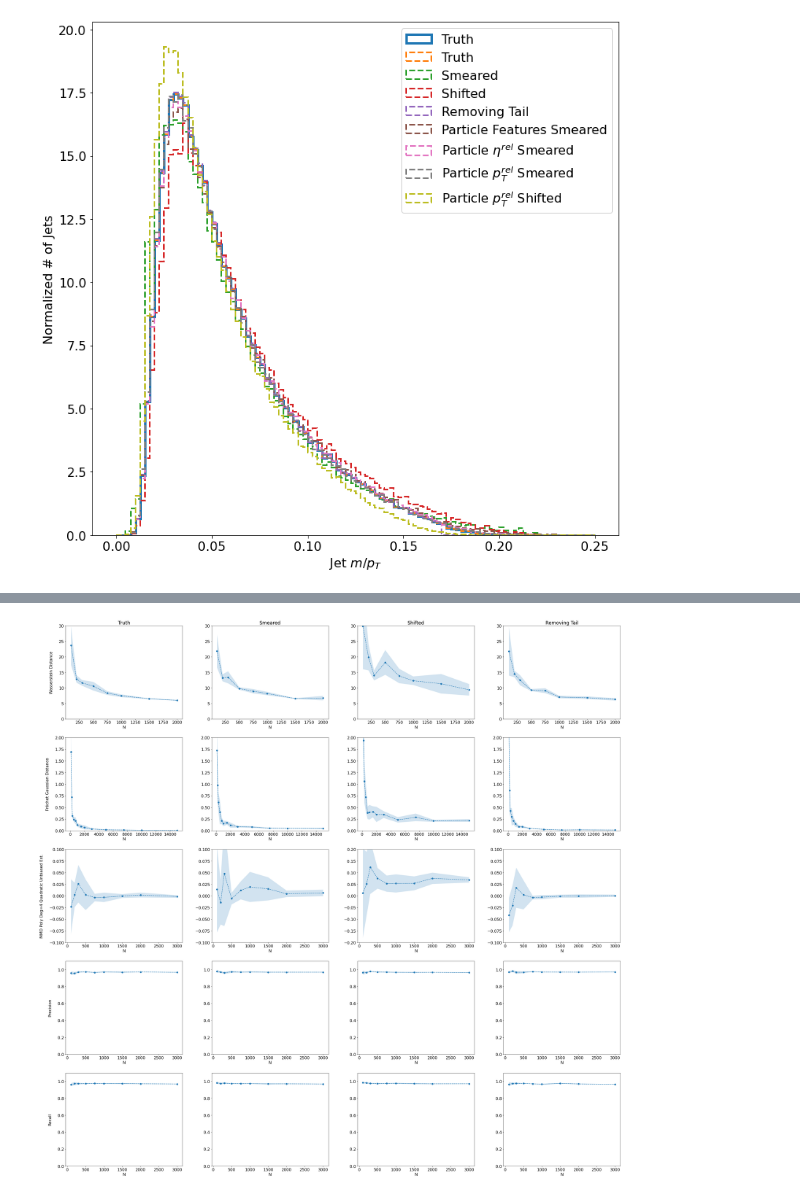
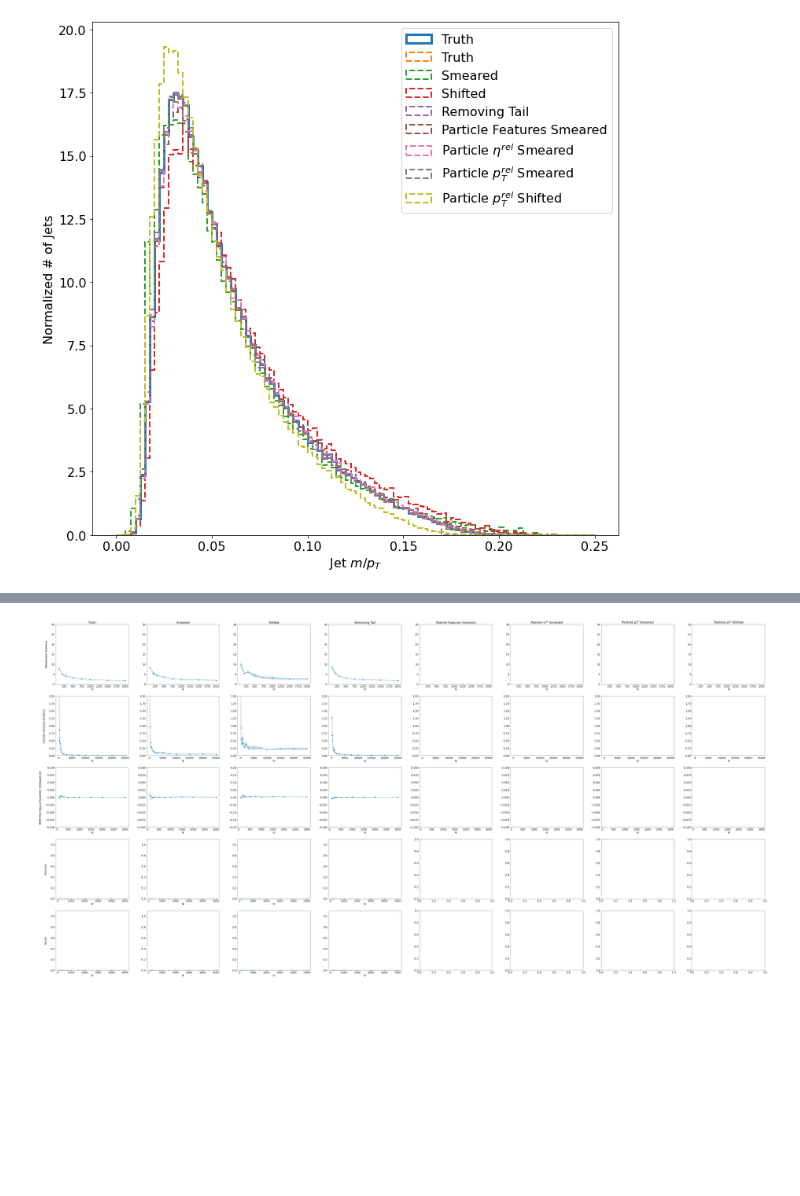
Before and after one commit to rkansal47/hep-generative-metrics, a Jupyter notebook: src/jet_tests.ipynb, the cells around one changed output, grey strips where cells are left out. Cells and saved outputs as stored; diff of their text form; code cells hidden in the pictures; blank space fills up the shorter version.

```diff
--- a/src/jet_tests.ipynb
+++ b/src/jet_tests.ipynb
@@ -176,3 +224,0 @@ _ = plt.hist(sample_efps["shifted"][:, 2], np.linspace(0, 0.1, 101), histtype="s
-# %%
-_ = plt.hist(true_acts[:, 0], np.linspace(-1, 1, 101), histtype="step")
-_ = plt.hist(sample_acts["tailcut"][:, 0], np.linspace(-1, 1, 101), histtype="step")
@@ -207,13 +251,13 @@ metrics = OrderedDict(
 if "measurements_efps" not in locals():
     measurements_efps = OrderedDict()
 
-for dkey in dists:
+for dkey in sample_efps:
     print(dkey)
     if dkey not in measurements_efps:
         measurements_efps[dkey] = OrderedDict()
 
     for mkey, (metric, metric_args, label) in metrics.items():
-        if mkey in measurements_efps[dkey]:  # not mkey.startswith("mmdu"): #
+        if mkey in measurements_efps[dkey] and not (mkey == "pr" or mkey == "fgd"): #
             continue
 
         ms = []
@@ -240,7 +288,7 @@ tailcut
 if "measurements_acts" not in locals():
     measurements_acts = OrderedDict()
 
-for dkey in dists:
+for dkey in sample_acts:
     print(dkey)
     if dkey not in measurements_acts:
         measurements_acts[dkey] = OrderedDict()
@@ -277,18 +329,18 @@ plt.rcParams.update({"font.size": 16})
 
 ylims = OrderedDict(
     [
-        ("wasserstein", ([0, 2], [0, 2], [0, 2], [0, 2])),
-        ("fgd", ([0, 0.25], [0, 0.5], [0, 1], [0, 0.25])),
-        ("mmdup4", ([-0.1, 0.1], [-0.1, 0.1], [-0.1, 0.1], [-0.1, 0.1])),
-        ("precision", ([0, 1.1], [0, 1.1], [0, 1.1], [0, 1.1])),
-        ("recall", ([0, 1.1], [0, 1.1], [0, 1.1], [0, 1.1])),
+        ("wasserstein", ([0, 2], [0, 2], [0, 2], [0, 2], [0, 2], [0, 2], [0, 2], [0, 2])),
+        ("fgd", ([0, 0.25], [0, 0.5], [0, 1], [0, 0.25], [0, 0.25], [0, 0.25], [0, 0.25], [0, 0.25])),
+        ("mmdup4", ([-0.1, 0.1], [-0.1, 0.1], [-0.1, 0.1], [-0.1, 0.1], [-0.1, 0.1], [-0.1, 0.1], [-0.1, 0.1], [-0.1, 0.1])),
+        ("precision", ([0, 1.1], [0, 1.1], [0, 1.1], [0, 1.1], [0, 1.1], [0, 1.1], [0, 1.1], [0, 1.1])),
+        ("recall", ([0, 1.1], [0, 1.1], [0, 1.1], [0, 1.1], [0, 1.1], [0, 1.1], [0, 1.1], [0, 1.1])),
     ]
 )
 
 fig, axes = plt.subplots(
     nrows=len(ylims),
-    ncols=len(dists),
-    figsize=(len(dists) * 10, len(ylims) * 8),
+    ncols=len(dists | pf_dists),
+    figsize=(len(dists | pf_dists) * 10, len(ylims) * 8),
     gridspec_kw={"wspace": 0.25},
 )
 
@@ -306,7 +358,7 @@ for i, (mkey, (metric, metric_args, label)) in enumerate(metrics.items()):
         va="center",
         rotation=90,
     )
-    for j, (dkey, (_, label)) in enumerate(dists.items()):
+    for j, (dkey, (_, label)) in enumerate((dists | pf_dists).items()):
         if i == 0:
             axes[i][j].set_title(label)
 
@@ -344,7 +396,7 @@ for k, key in enumerate(["precision", "recall"]):
         va="center",
         rotation=90,
     )
-    for j, dkey in enumerate(dists):
+    for j, dkey in enumerate(dists | pf_dists):
         if i == 0:
             axes[i][j].set_title(dkey)
 
@@ -373,18 +425,18 @@ plt.rcParams.update({"font.size": 16})
 
 ylims = OrderedDict(
     [
-        ("wasserstein", ([0, 30], [0, 30], [0, 30], [0, 30])),
-        ("fgd", ([0, 2], [0, 2], [0, 2], [0, 2])),
-        ("mmdup4", ([-0.1, 0.1], [-0.1, 0.1], [-0.2, 0.2], [-0.1, 0.1])),
-        ("precision", ([0, 1.1], [0, 1.1], [0, 1.1], [0, 1.1])),
-        ("recall", ([0, 1.1], [0, 1.1], [0, 1.1], [0, 1.1])),
+        ("wasserstein", ([0, 30], [0, 30], [0, 30], [0, 30], [0, 30], [0, 30], [0, 30], [0, 30])),
+        ("fgd", ([0, 2], [0, 2], [0, 2], [0, 2], [0, 2], [0, 2], [0, 2], [0, 2])),
+        ("mmdup4", ([-0.1, 0.1], [-0.1, 0.1], [-0.2, 0.2], [-0.1, 0.1], [-0.1, 0.1], [-0.1, 0.1], [-0.1, 0.1], [-0.1, 0.1])),
+        ("precision", ([0, 1.1], [0, 1.1], [0, 1.1], [0, 1.1], [0, 1.1], [0, 1.1], [0, 1.1], [0, 1.1])),
+        ("recall", ([0, 1.1], [0, 1.1], [0, 1.1], [0, 1.1], [0, 1.1], [0, 1.1], [0, 1.1], [0, 1.1])),
     ]
 )
 
 fig, axes = plt.subplots(
     nrows=len(ylims),
-    ncols=len(dists),
-    figsize=(len(dists) * 10, len(ylims) * 8),
+    ncols=len(dists | pf_dists),
+    figsize=(len(dists | pf_dists) * 10, len(ylims) * 8),
     gridspec_kw={"wspace": 0.25},
 )
 
@@ -402,7 +454,7 @@ for i, (mkey, (metric, metric_args, label)) in enumerate(metrics.items()):
         va="center",
         rotation=90,
     )
-    for j, (dkey, (_, label)) in enumerate(dists.items()):
+    for j, (dkey, (_, label)) in enumerate((dists | pf_dists).items()):
         if i == 0:
             axes[i][j].set_title(label)
 
@@ -439,35 +491,35 @@ for k, key in enumerate(["precision", "recall"]):
         ha="right",
         va="center",
         rotation=90,
     )
-    for j, dkey in enumerate(dists):
+    for j, dkey in enumerate((dists | pf_dists)):
         if i == 0:
             axes[i][j].set_title(dkey)
 
         means = np.nan_to_num(
             measurements_acts[dkey][mkey]["mean_std"][:, 0, k][: len(batch_sizes[mkey])]
         )
         stds = np.nan_to_num(
             measurements_acts[dkey][mkey]["mean_std"][:, 1, k][: len(batch_sizes[mkey])]
         )
 
         axes[i][j].plot(
             batch_sizes[mkey],
             means,
             # np.nan_to_num(measurements[dkey][mkey]["mean_std"][:, 1, k]),
             marker="o",
             linestyle="--",
             # capsize=5
         )
 
         axes[i][j].fill_between(batch_sizes[mkey], means - stds, means + stds, alpha=0.2)
         axes[i][j].set_ylim(ylims[key][j])
         axes[i][j].set_xlabel("N")
 
 
 plt.savefig(f"{plot_dir}/acts_scores.pdf", bbox_inches="tight")
 # %% [output]
-[figure, old version]
+[figure, new version]
 # %%
 rows = []
 
```
Also changed, not shown: parts of 15 cells of this notebook, 1 other file.
